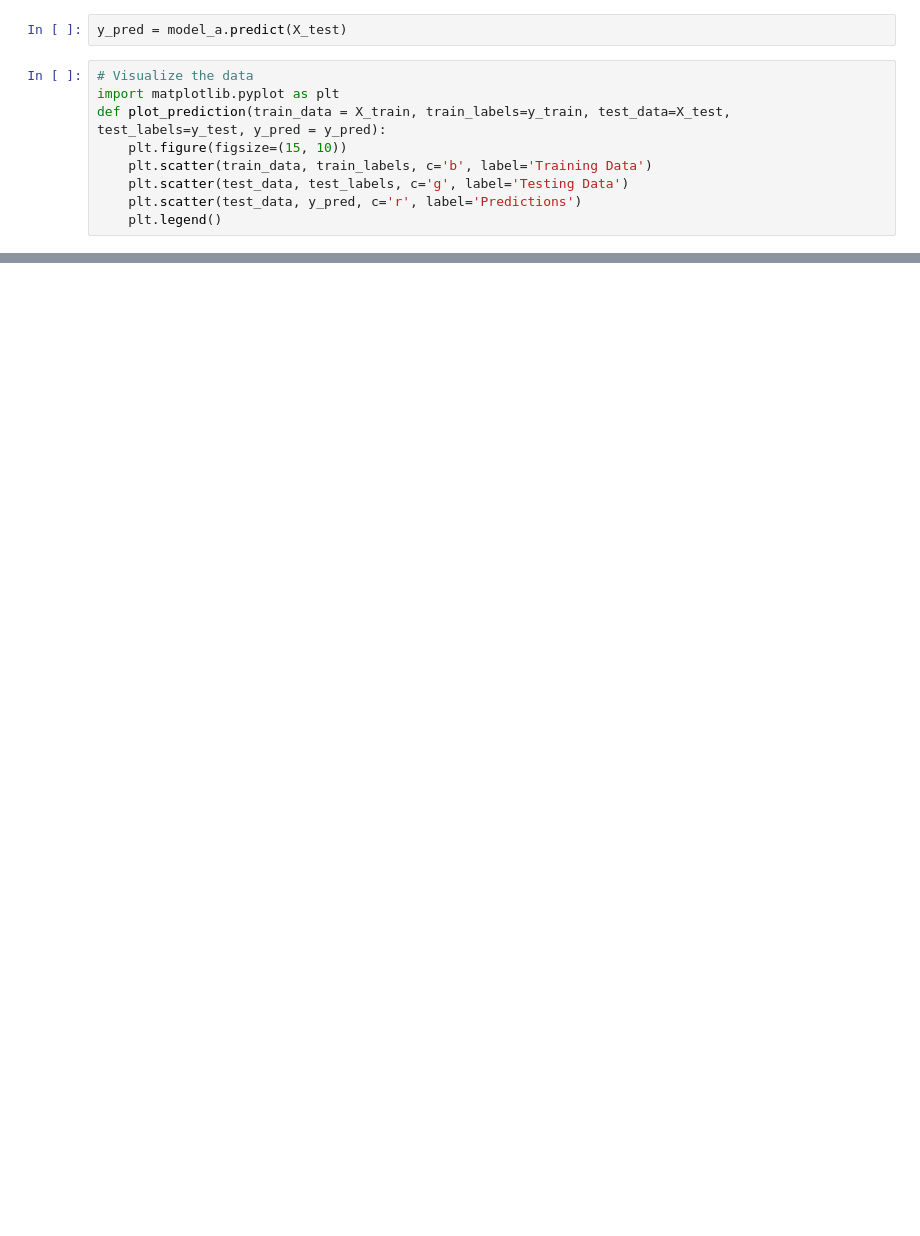
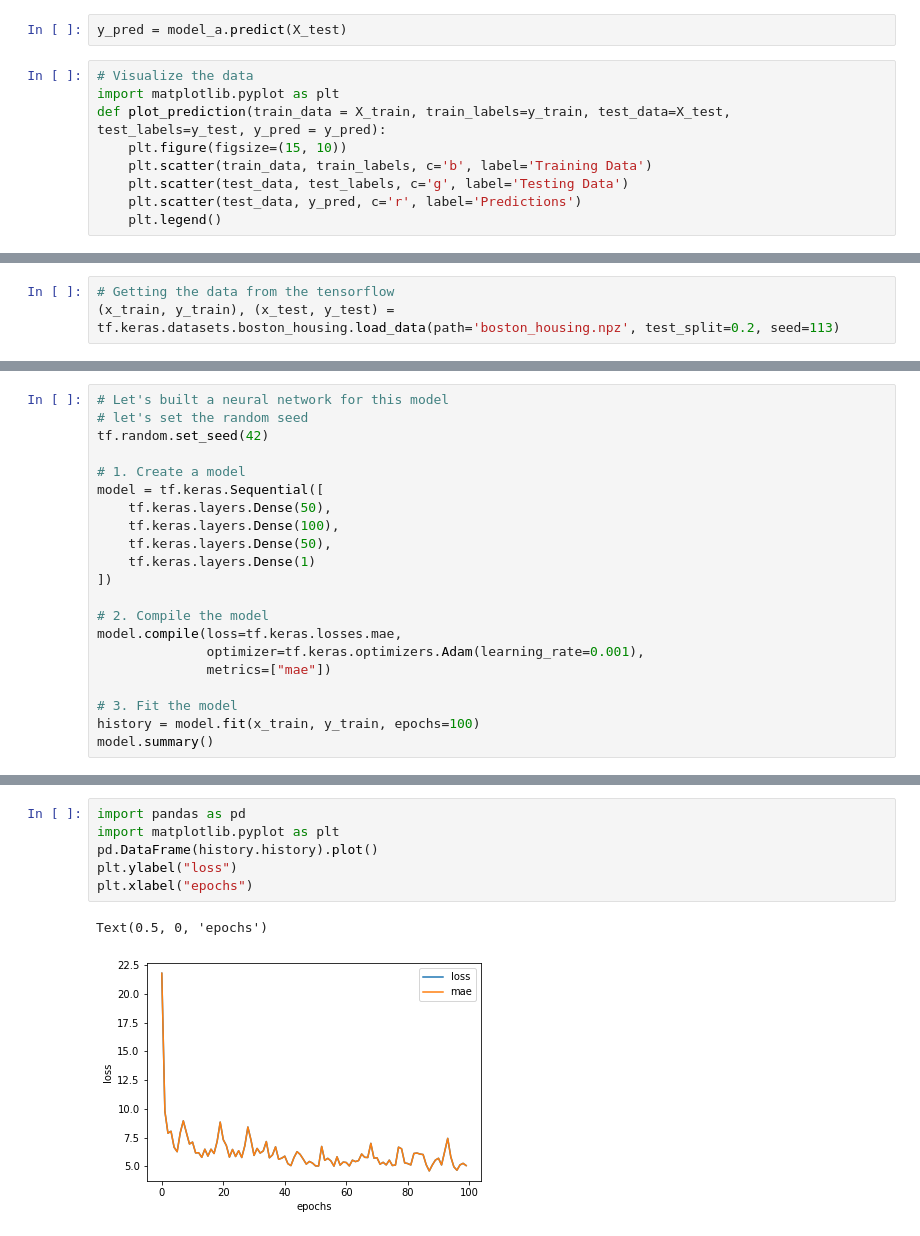
Before and after one commit to kunalburgul/AMLP, a Jupyter notebook: Tensorflow/01_neural_network_regression_with_tensorflow.ipynb, the cells around one changed output, grey strips where cells are left out. Saved outputs shown, nothing was run; the diff lists cells and outputs as text; blank space fills up the shorter version.

```diff
--- a/Tensorflow/01_neural_network_regression_with_tensorflow.ipynb
+++ b/Tensorflow/01_neural_network_regression_with_tensorflow.ipynb
@@ -1269,0 +947,3 @@ Text(0.5, 0, 'epochs')
+# %%
+# Getting the data from the tensorflow
+(x_train, y_train), (x_test, y_test) = tf.keras.datasets.boston_housing.load_data(path='boston_housing.npz', test_split=0.2, seed=113)
@@ -1269,0 +994,21 @@ Text(0.5, 0, 'epochs')
+# %%
+# Let's built a neural network for this model
+# let's set the random seed
+tf.random.set_seed(42)
+
+# 1. Create a model
+model = tf.keras.Sequential([
+    tf.keras.layers.Dense(50),
+    tf.keras.layers.Dense(100),
+    tf.keras.layers.Dense(50),
+    tf.keras.layers.Dense(1)
+])
+
+# 2. Compile the model
+model.compile(loss=tf.keras.losses.mae,
+              optimizer=tf.keras.optimizers.Adam(learning_rate=0.001),
+              metrics=["mae"])
+
+# 3. Fit the model
+history = model.fit(x_train, y_train, epochs=100)
+model.summary()
@@ -1269,0 +1033,9 @@ Text(0.5, 0, 'epochs')
+# %%
+import pandas as pd
+import matplotlib.pyplot as plt
+pd.DataFrame(history.history).plot()
+plt.ylabel("loss")
+plt.xlabel("epochs")
+# %% [output]
+Text(0.5, 0, 'epochs')
+[figure, added]
```
Also changed, not shown: parts of 92 cells of this notebook.
